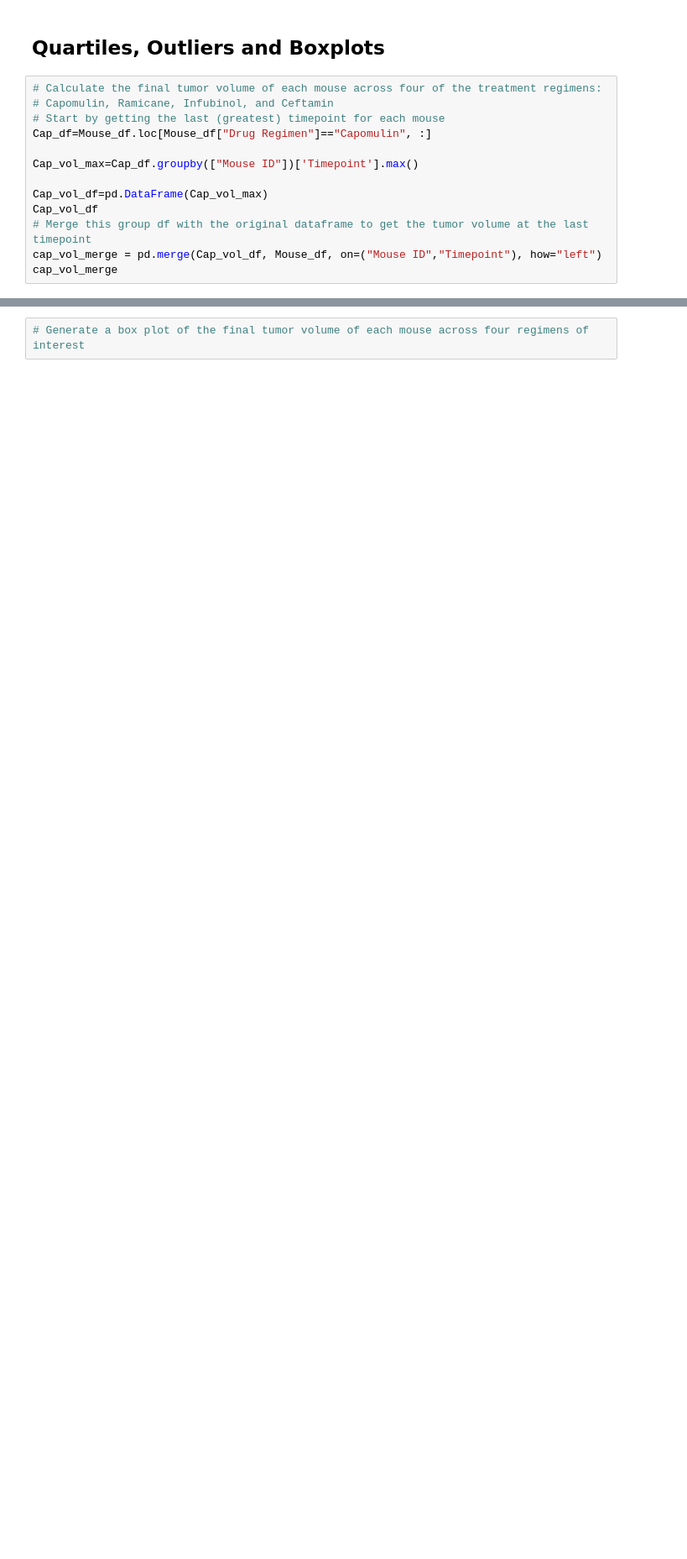
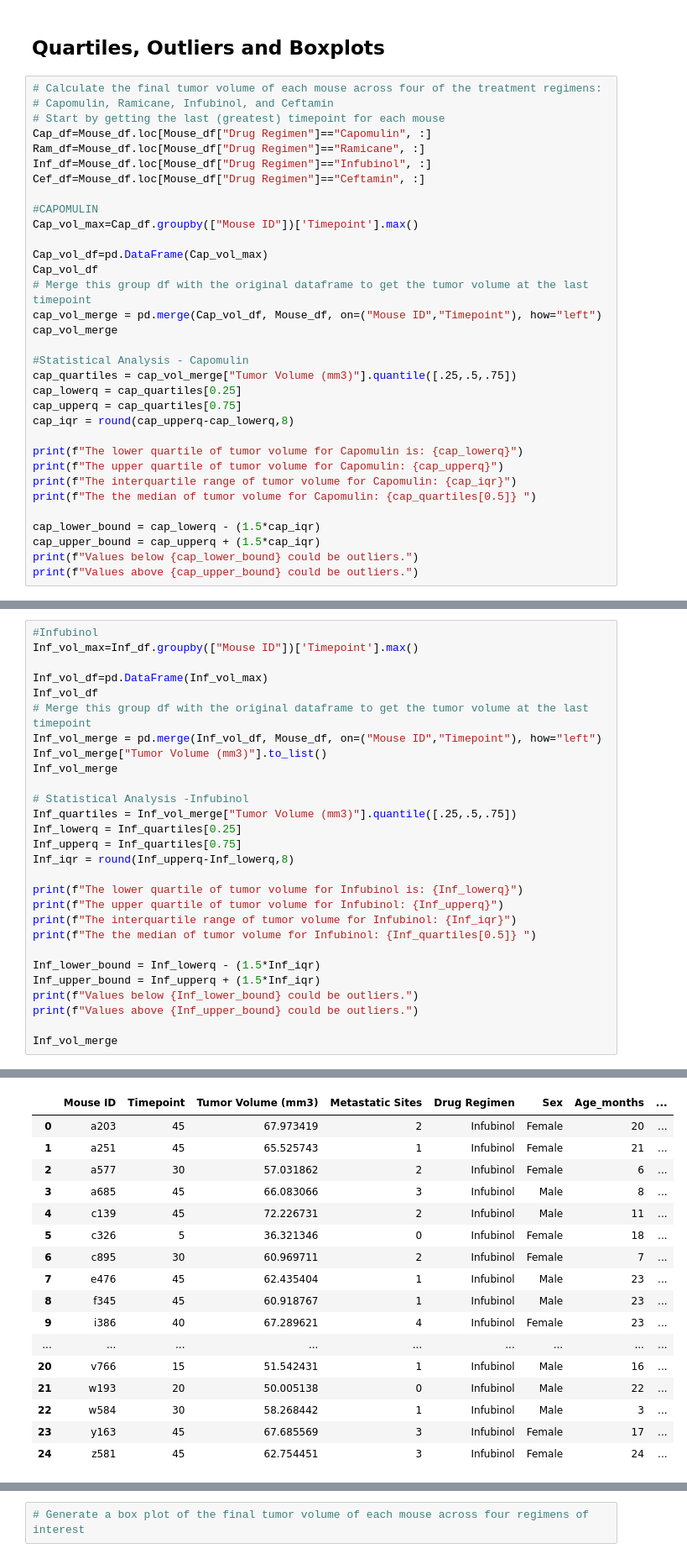
Before and after one commit to akarpie96/Matplotlib-Challenge, a Jupyter notebook: Pymaceuticals Inc..ipynb, the cells around one changed output, grey strips where cells are left out. Shown: that part at 84% size. Drawn from its saved outputs; the diff is of its cells as text; blank space fills up the shorter version.

Commit message:
Added Statistical Analysis

```diff
--- a/Pymaceuticals Inc..ipynb
+++ b/Pymaceuticals Inc..ipynb
@@ -197,7 +198,11 @@ Text(0.5, 1.0, 'Sex')
 # Capomulin, Ramicane, Infubinol, and Ceftamin
 # Start by getting the last (greatest) timepoint for each mouse
 Cap_df=Mouse_df.loc[Mouse_df["Drug Regimen"]=="Capomulin", :]
+Ram_df=Mouse_df.loc[Mouse_df["Drug Regimen"]=="Ramicane", :]
+Inf_df=Mouse_df.loc[Mouse_df["Drug Regimen"]=="Infubinol", :]
+Cef_df=Mouse_df.loc[Mouse_df["Drug Regimen"]=="Ceftamin", :]
 
+#CAPOMULIN
 Cap_vol_max=Cap_df.groupby(["Mouse ID"])['Timepoint'].max()
 
 Cap_vol_df=pd.DataFrame(Cap_vol_max)
@@ -205,4 +210,20 @@ Cap_vol_df
 # Merge this group df with the original dataframe to get the tumor volume at the last timepoint
 cap_vol_merge = pd.merge(Cap_vol_df, Mouse_df, on=("Mouse ID","Timepoint"), how="left")
 cap_vol_merge
+
+#Statistical Analysis - Capomulin
+cap_quartiles = cap_vol_merge["Tumor Volume (mm3)"].quantile([.25,.5,.75])
+cap_lowerq = cap_quartiles[0.25]
+cap_upperq = cap_quartiles[0.75]
+cap_iqr = round(cap_upperq-cap_lowerq,8)
+
+print(f"The lower quartile of tumor volume for Capomulin is: {cap_lowerq}")
+print(f"The upper quartile of tumor volume for Capomulin: {cap_upperq}")
+print(f"The interquartile range of tumor volume for Capomulin: {cap_iqr}")
+print(f"The the median of tumor volume for Capomulin: {cap_quartiles[0.5]} ")
+
+cap_lower_bound = cap_lowerq - (1.5*cap_iqr)
+cap_upper_bound = cap_upperq + (1.5*cap_iqr)
+print(f"Values below {cap_lower_bound} could be outliers.")
+print(f"Values above {cap_upper_bound} could be outliers.")
 # %% [output]
@@ -225,0 +268,29 @@ cap_vol_merge
+# %%
+#Infubinol
+Inf_vol_max=Inf_df.groupby(["Mouse ID"])['Timepoint'].max()
+
+Inf_vol_df=pd.DataFrame(Inf_vol_max)
+Inf_vol_df
+# Merge this group df with the original dataframe to get the tumor volume at the last timepoint
+Inf_vol_merge = pd.merge(Inf_vol_df, Mouse_df, on=("Mouse ID","Timepoint"), how="left")
+Inf_vol_merge["Tumor Volume (mm3)"].to_list()
+Inf_vol_merge
+
+# Statistical Analysis -Infubinol
+Inf_quartiles = Inf_vol_merge["Tumor Volume (mm3)"].quantile([.25,.5,.75])
+Inf_lowerq = Inf_quartiles[0.25]
+Inf_upperq = Inf_quartiles[0.75]
+Inf_iqr = round(Inf_upperq-Inf_lowerq,8)
+
+print(f"The lower quartile of tumor volume for Infubinol is: {Inf_lowerq}")
+print(f"The upper quartile of tumor volume for Infubinol: {Inf_upperq}")
+print(f"The interquartile range of tumor volume for Infubinol: {Inf_iqr}")
+print(f"The the median of tumor volume for Infubinol: {Inf_quartiles[0.5]} ")
+
+Inf_lower_bound = Inf_lowerq - (1.5*Inf_iqr)
+Inf_upper_bound = Inf_upperq + (1.5*Inf_iqr)
+print(f"Values below {Inf_lower_bound} could be outliers.")
+print(f"Values above {Inf_upper_bound} could be outliers.")
+
+Inf_vol_merge
+# %% [output]
@@ -225,0 +303,17 @@ cap_vol_merge
+|  | Mouse ID | Timepoint | Tumor Volume (mm3) | Metastatic Sites | Drug Regimen | Sex | Age_months | ... |
+| 0 | a203 | 45 | 67.973419 | 2 | Infubinol | Female | 20 | ... |
+| 1 | a251 | 45 | 65.525743 | 1 | Infubinol | Female | 21 | ... |
+| 2 | a577 | 30 | 57.031862 | 2 | Infubinol | Female | 6 | ... |
+| 3 | a685 | 45 | 66.083066 | 3 | Infubinol | Male | 8 | ... |
+| 4 | c139 | 45 | 72.226731 | 2 | Infubinol | Male | 11 | ... |
+| 5 | c326 | 5 | 36.321346 | 0 | Infubinol | Female | 18 | ... |
+| 6 | c895 | 30 | 60.969711 | 2 | Infubinol | Female | 7 | ... |
+| 7 | e476 | 45 | 62.435404 | 1 | Infubinol | Male | 23 | ... |
+| 8 | f345 | 45 | 60.918767 | 1 | Infubinol | Male | 23 | ... |
+| 9 | i386 | 40 | 67.289621 | 4 | Infubinol | Female | 23 | ... |
+| ... | ... | ... | ... | ... | ... | ... | ... | ... |
+| 20 | v766 | 15 | 51.542431 | 1 | Infubinol | Male | 16 | ... |
+| 21 | w193 | 20 | 50.005138 | 0 | Infubinol | Male | 22 | ... |
+| 22 | w584 | 30 | 58.268442 | 1 | Infubinol | Male | 3 | ... |
+| 23 | y163 | 45 | 67.685569 | 3 | Infubinol | Female | 17 | ... |
+| 24 | z581 | 45 | 62.754451 | 3 | Infubinol | Female | 24 | ... |
```
Also changed, not shown: parts of 11 cells of this notebook.
